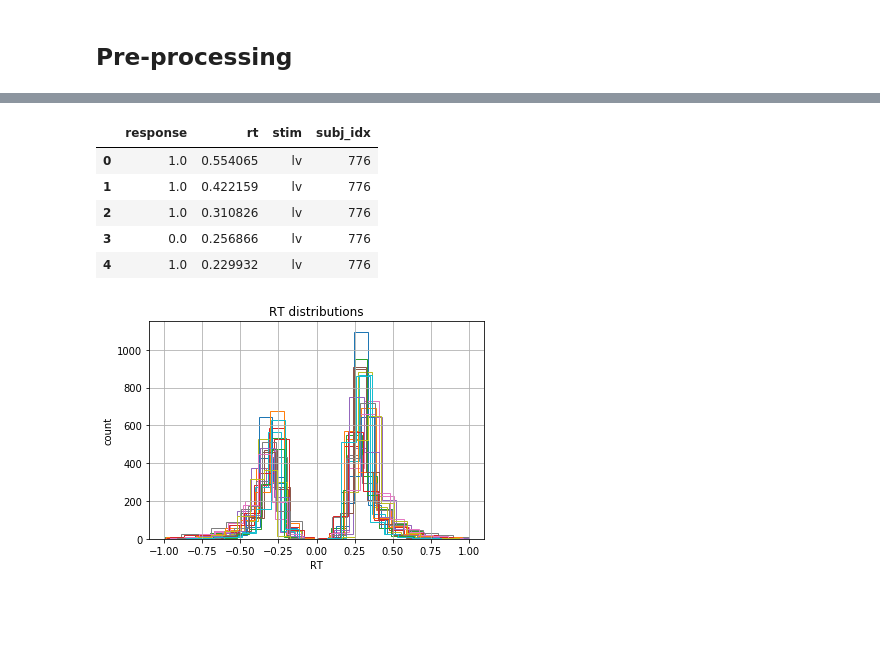
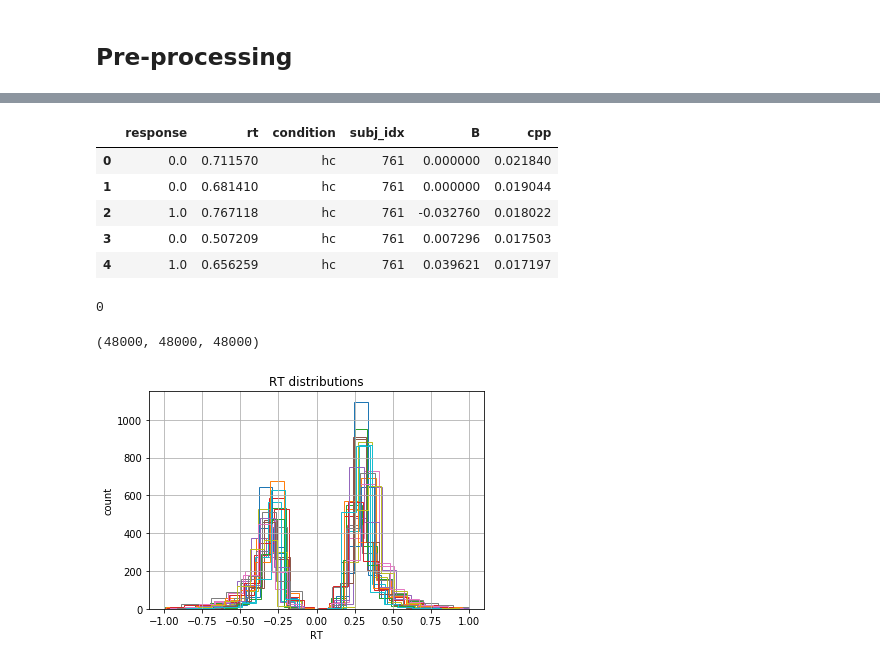
Before and after one commit to kalexandriabond/loki_0, a Jupyter notebook: simple_rt_experiment_probabilityC/analysis/analysis_nbs/hddm_regression_observed_clean.ipynb, the cells around one changed output, grey strips where cells are left out. Saved outputs shown, nothing was run; the diff lists cells and outputs as text; code cells hidden in the pictures; blank space fills up the shorter version.

```diff
--- a/simple_rt_experiment_probabilityC/analysis/analysis_nbs/hddm_regression_observed_clean.ipynb
+++ b/simple_rt_experiment_probabilityC/analysis/analysis_nbs/hddm_regression_observed_clean.ipynb
@@ -20,3 +24,3 @@ print(write_dir)
 # %%
-all_data = hddm.load_csv('/Users/67981492/Dropbox/volatileValues/simple_rt_experiment_probabilityC/analysis/aggregated_data/cleaned_probC_data_test.csv')
+all_data = hddm.load_csv('/home/krista/Dropbox/volatileValues/simple_rt_experiment_probabilityC/analysis/aggregated_data/combined_learning_sig_obs_data.csv')
 # %%
@@ -36,14 +33,13 @@ all_data.head(10)
 # %%
-data = all_data[['accuracy', 'rt', 'condition', 'ID']]
-data = data.rename(index=str, columns={"accuracy": "response", "ID": "subj_idx", "condition": "stim"})
+data = all_data[['accuracy', 'rt', 'condition', 'ID', 'B', 'cpp']]
+data = data.rename(index=str, columns={"accuracy": "response", "ID": "subj_idx"})
 # %%
 data.columns = data.columns.str.strip()
-data['stim'] = data['stim'].str.strip()
 data.head()
 # %% [output]
-|  | response | rt | stim | subj_idx |
-| 0 | 1.0 | 0.554065 | lv | 776 |
-| 1 | 1.0 | 0.422159 | lv | 776 |
-| 2 | 1.0 | 0.310826 | lv | 776 |
-| 3 | 0.0 | 0.256866 | lv | 776 |
-| 4 | 1.0 | 0.229932 | lv | 776 |
+|  | response | rt | condition | subj_idx | B | cpp |
+| 0 | 0.0 | 0.711570 | hc | 761 | 0.000000 | 0.021840 |
+| 1 | 0.0 | 0.681410 | hc | 761 | 0.000000 | 0.019044 |
+| 2 | 1.0 | 0.767118 | hc | 761 | -0.032760 | 0.018022 |
+| 3 | 0.0 | 0.507209 | hc | 761 | 0.007296 | 0.017503 |
+| 4 | 1.0 | 0.656259 | hc | 761 | 0.039621 | 0.017197 |
@@ -50,3 +52,13 @@ data.head()
+# %%
+np.sum(np.isnan(data.cpp))
+np.sum(np.isnan(data.rt))
+np.sum(np.isnan(data.response))
+# %% [output]
+0
+# %%
+len(data.cpp), len(data.response), len(data.rt)
+# %% [output]
+(48000, 48000, 48000)
 # %%
 data = hddm.utils.flip_errors(data)
 # %%
```
Also changed, not shown: parts of 46 cells of this notebook, 47 other files.
